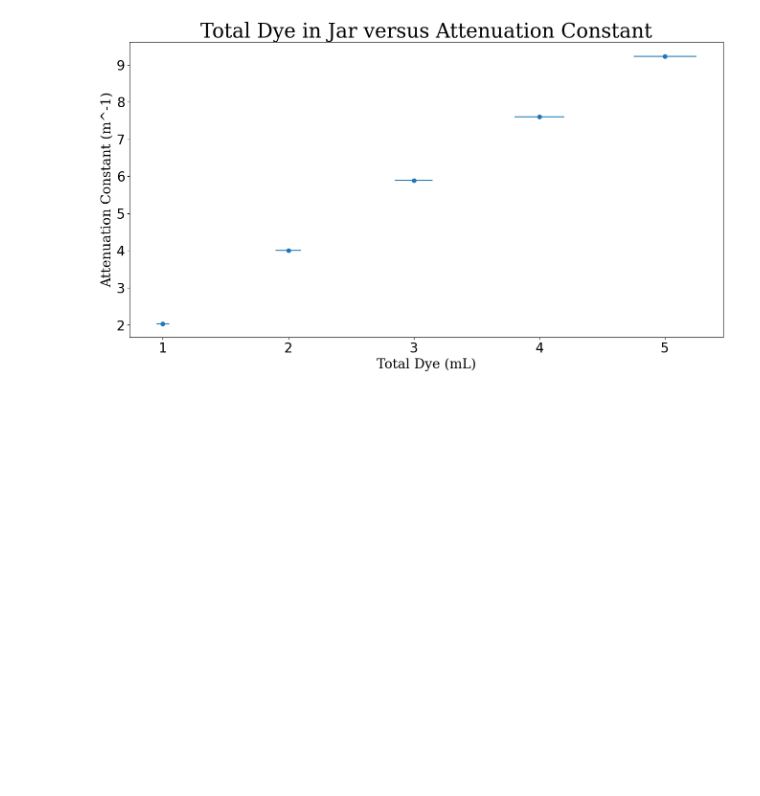
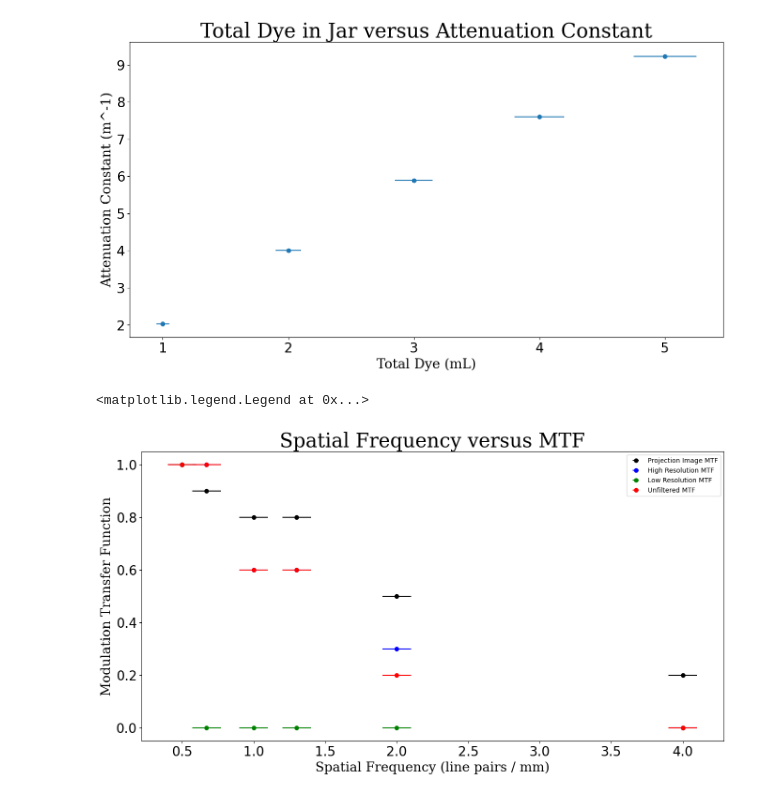
Before and after one commit to royalnorthen/Physics-III-Lab, a Jupyter notebook: Desk CAT dye jar.ipynb, the cells around one changed output. Cells and saved outputs as stored; diff of their text form; code cells hidden in the pictures; blank space fills up the shorter version.

```diff
--- a/Desk CAT dye jar.ipynb
+++ b/Desk CAT dye jar.ipynb
@@ -26,3 +28,38 @@ ax1.set_title("Total Dye in Jar versus Attenuation Constant", fontdict=TitleFont
 # %% [output]
 Text(0.5, 1.0, 'Total Dye in Jar versus Attenuation Constant')
 [figure]
+# %%
+# Experiment 3: Spatial Frequency vs MTF
+
+data = np.genfromtxt("DeskCATexp3.txt", skip_header=1)
+
+spatial_frequency = data[:,0]
+projection = data[:,1]
+high = data[:,2]
+low = data[:,3]
+unfiltered = data[:,4]
+
+MTF_uncert = np.array([0.1, 0.1, 0.1, 0.1, 0.1, 0.1])
+
+#plotting
+fig1 = plt.figure(figsize=(16,8))
+ax1 = fig1.add_subplot(111)
+
+ax1.errorbar(spatial_frequency, projection, xerr=MTF_uncert, fmt="o", c='k', alpha=1.0, label="Projection Image MTF")
+
+ax1.errorbar(spatial_frequency, high, xerr=MTF_uncert, fmt="o", c='b', alpha=1.0, label="High Resolution MTF")
+
+ax1.errorbar(spatial_frequency, low, xerr=MTF_uncert, fmt="o", c='g', alpha=1.0, label="Low Resolution MTF")
+
+ax1.errorbar(spatial_frequency, unfiltered, xerr=MTF_uncert, fmt="o", c='r', alpha=1.0, label="Unfiltered MTF")
+
+
+ax1.xaxis.set_tick_params(labelsize=20)
+ax1.yaxis.set_tick_params(labelsize=20)
+ax1.set_xlabel("Spatial Frequency (line pairs / mm)", fontdict=LabelFont)
+ax1.set_ylabel("Modulation Transfer Function", fontdict=LabelFont)
+ax1.set_title("Spatial Frequency versus MTF", fontdict=TitleFont)
+ax1.legend()
+# %% [output]
+<matplotlib.legend.Legend at 0x...>
+[figure, added]
```
Also changed, not shown: parts of 1 cell of this notebook, 1 other file.
